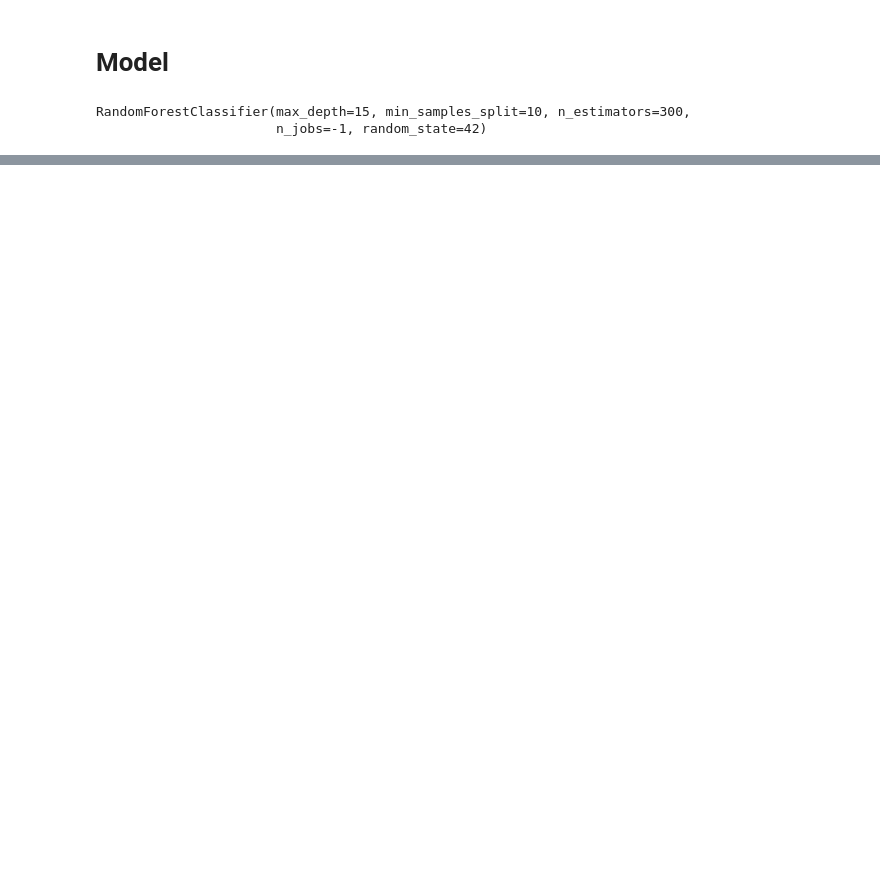
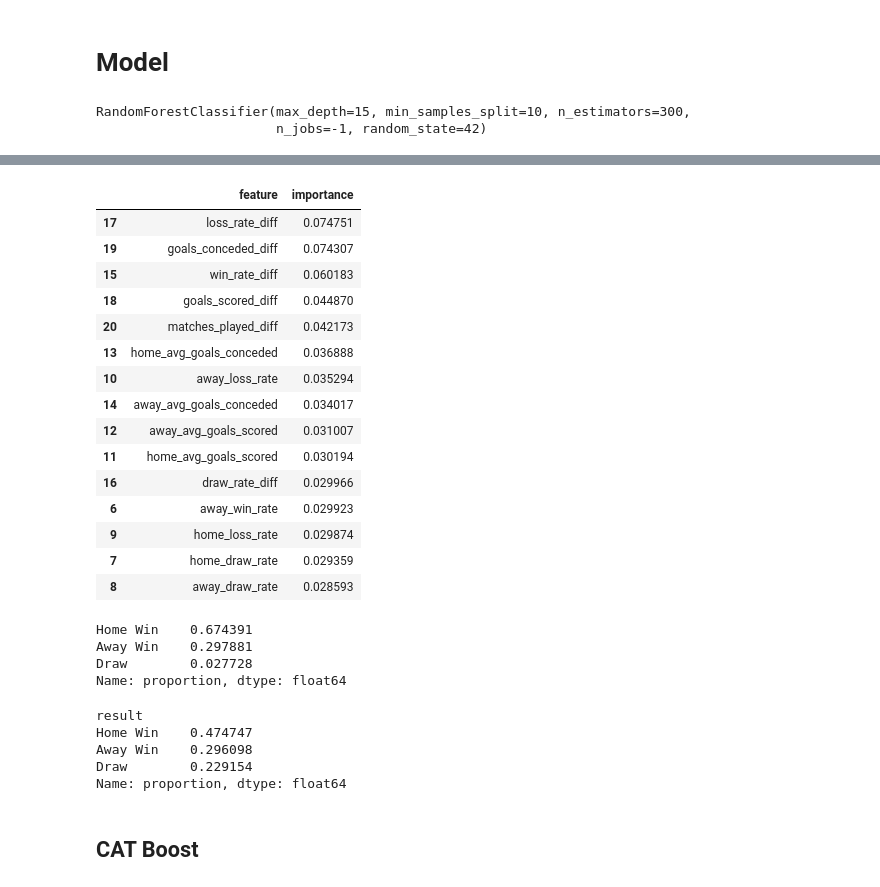
Before and after one commit to Kovendhan-B/worldcup26-outcome-predictor, a Jupyter notebook: notebooks/03_model_training.ipynb, the cells around one changed output, grey strips where cells are left out. Saved outputs shown, nothing was run; the diff lists cells and outputs as text; code cells hidden in the pictures; blank space fills up the shorter version.

```diff
--- a/notebooks/03_model_training.ipynb
+++ b/notebooks/03_model_training.ipynb
@@ -9,7 +9,7 @@ from sklearn.metrics import (accuracy_score,classification_report,confusion_matr
 
 import joblib
 # %%
-df = pd.read_csv("../data/processed/features_v1.csv")
+df = pd.read_csv("../data/processed/features_v2.csv")
 
 print(df.shape)
 df.head()
@@ -114,0 +127,45 @@ print(X.columns.tolist())
+# %%
+importance = pd.DataFrame({
+    "feature": X.columns,
+    "importance": rf.feature_importances_
+})
+
+importance.sort_values(
+    "importance",
+    ascending=False
+).head(15)
+#Difference Between teams are contributing more
+# %% [output]
+|  | feature | importance |
+| 17 | loss_rate_diff | 0.074751 |
+| 19 | goals_conceded_diff | 0.074307 |
+| 15 | win_rate_diff | 0.060183 |
+| 18 | goals_scored_diff | 0.044870 |
+| 20 | matches_played_diff | 0.042173 |
+| 13 | home_avg_goals_conceded | 0.036888 |
+| 10 | away_loss_rate | 0.035294 |
+| 14 | away_avg_goals_conceded | 0.034017 |
+| 12 | away_avg_goals_scored | 0.031007 |
+| 11 | home_avg_goals_scored | 0.030194 |
+| 16 | draw_rate_diff | 0.029966 |
+| 6 | away_win_rate | 0.029923 |
+| 9 | home_loss_rate | 0.029874 |
+| 7 | home_draw_rate | 0.029359 |
+| 8 | away_draw_rate | 0.028593 |
+# %%
+pd.Series(y_pred).value_counts(normalize=True)
+# %% [output]
+Home Win    0.674391
+Away Win    0.297881
+Draw        0.027728
+Name: proportion, dtype: float64
+# %%
+y_test.value_counts(normalize=True)
+# %% [output]
+result
+Home Win    0.474747
+Away Win    0.296098
+Draw        0.229154
+Name: proportion, dtype: float64
+# %% [markdown]
+## CAT Boost
```
Also changed, not shown: parts of 7 cells of this notebook, 5 other files.
